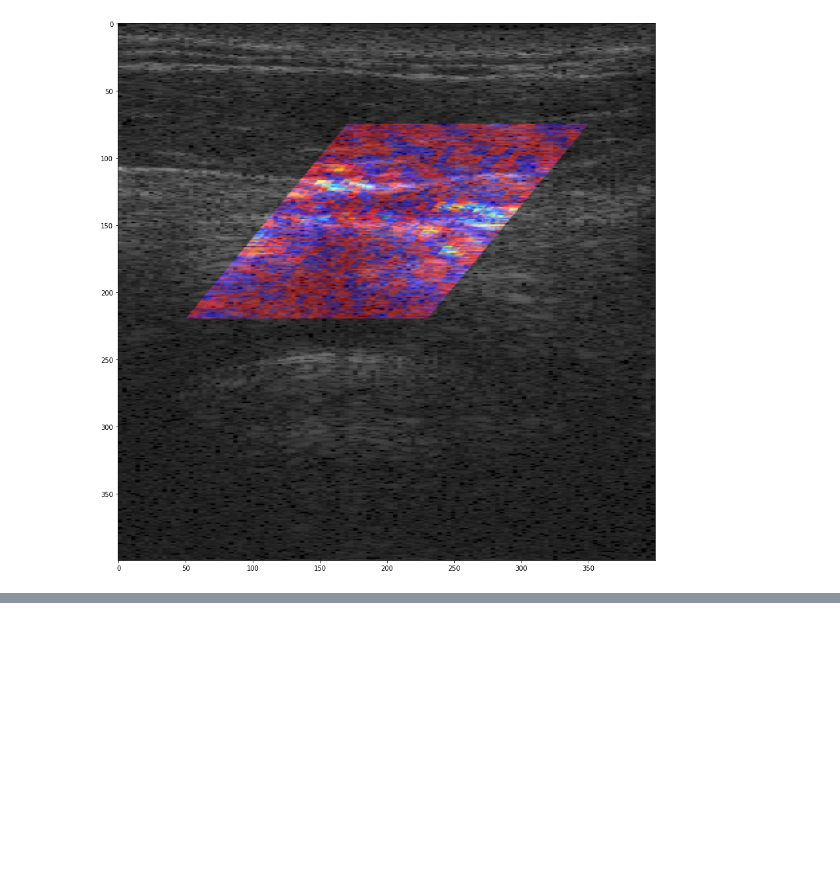
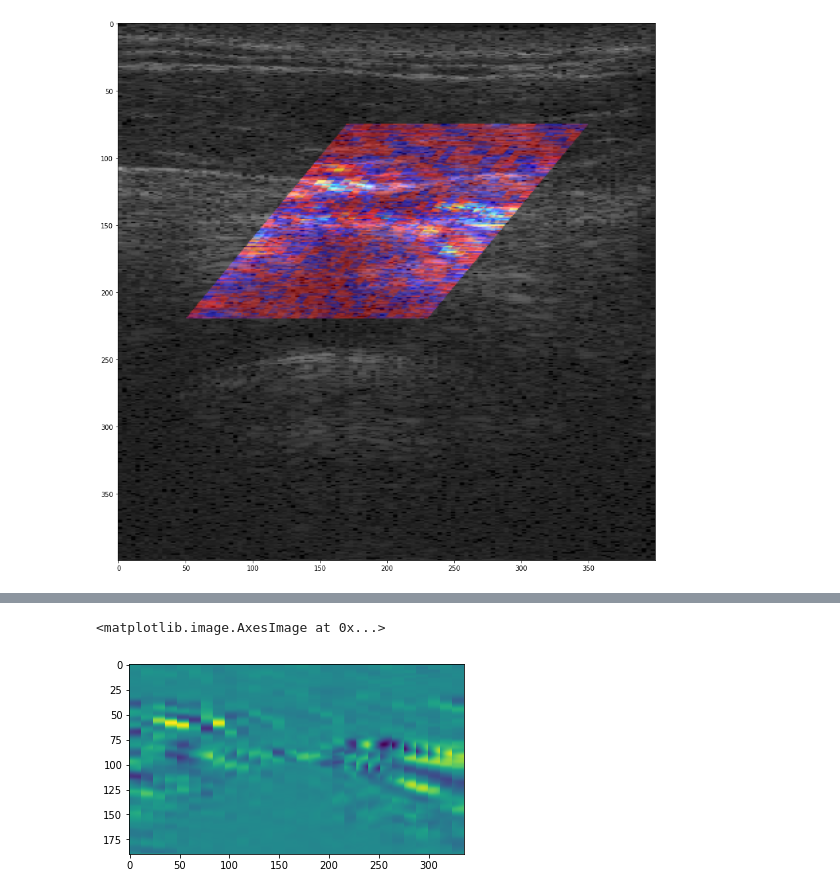
Before and after one commit to kelu124/pyusbus, a Jupyter notebook: experiments/20211031-DopplerGUI.ipynb, the cells around one changed output, grey strips where cells are left out. Drawn from its saved outputs; the diff is of its cells as text; code cells hidden in the pictures; blank space fills up the shorter version.

```diff
--- a/experiments/20211031-DopplerGUI.ipynb
+++ b/experiments/20211031-DopplerGUI.ipynb
@@ -114,0 +115,6 @@ plt.legend()
+# %%
+IMG1 = DOP[0::4]
+plt.imshow(IMG1)
+# %% [output]
+<matplotlib.image.AxesImage at 0x...>
+[figure, added]
```
Also changed, not shown: parts of 12 cells of this notebook, 1 other file.
